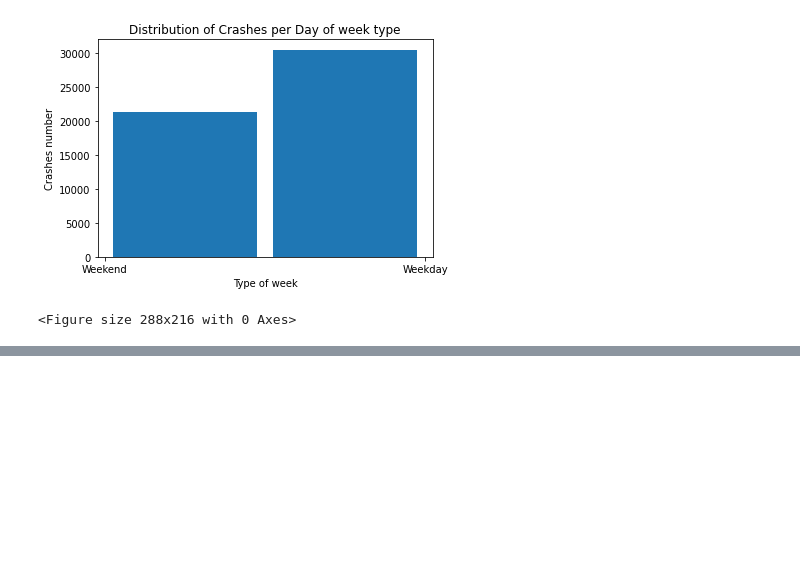
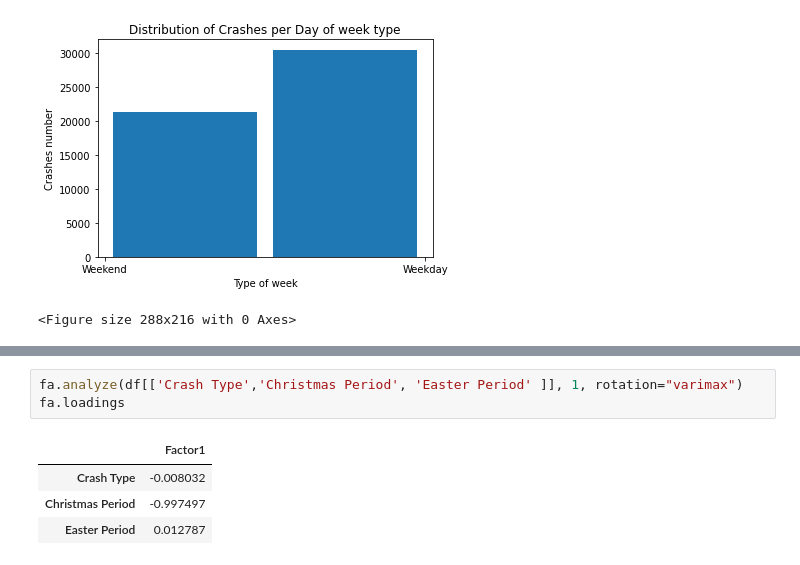
Before and after one commit to andrew-wairegi-school/matrix-project-core-module-1, a Jupyter notebook: Week_5_Matrix_team_Project.ipynb, the cells around one changed output, grey strips where cells are left out. Drawn from its saved outputs; the diff is of its cells as text; blank space fills up the shorter version.

```diff
--- a/Week_5_Matrix_team_Project.ipynb
+++ b/Week_5_Matrix_team_Project.ipynb
@@ -451,0 +575,8 @@ plt.show()
+# %%
+fa.analyze(df[['Crash Type','Christmas Period', 'Easter Period' ]], 1, rotation="varimax")
+fa.loadings
+# %% [output]
+|  | Factor1 |
+| Crash Type | -0.008032 |
+| Christmas Period | -0.997497 |
+| Easter Period | 0.012787 |
```
Also changed, not shown: parts of 16 cells of this notebook.
